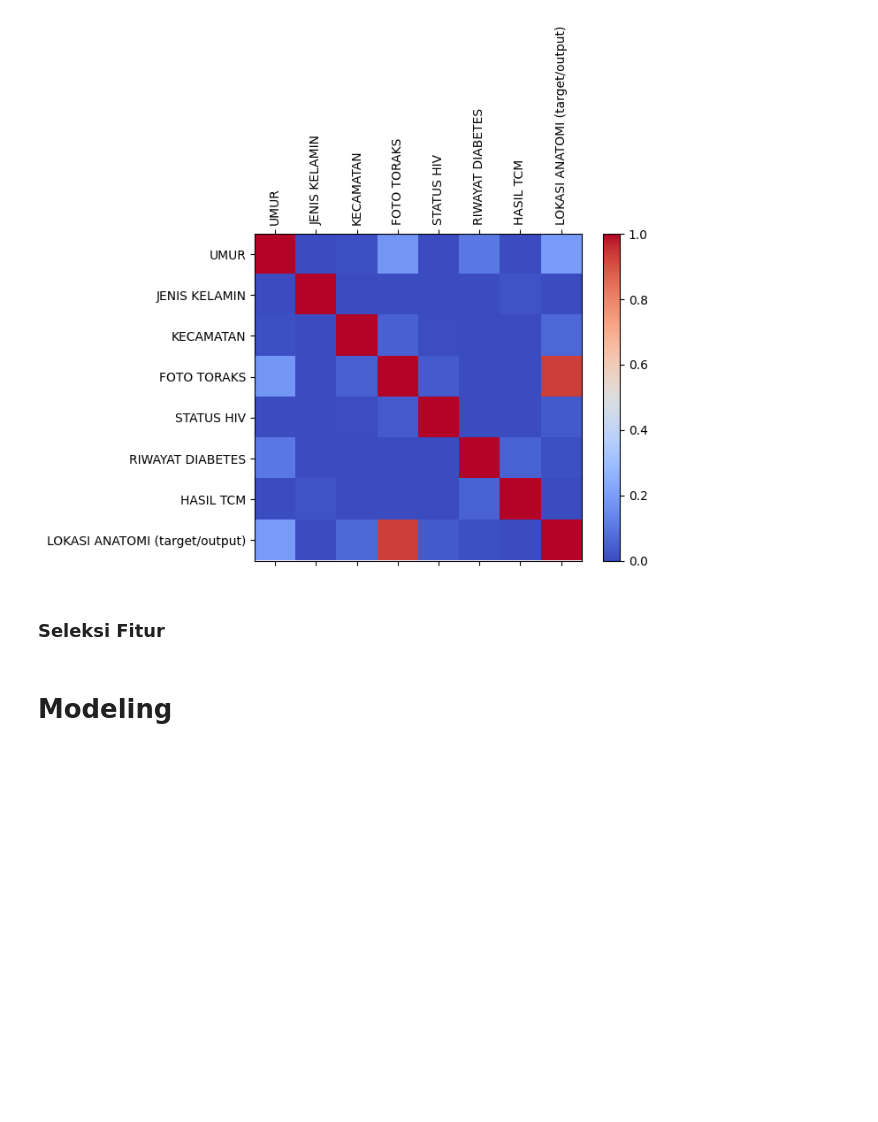
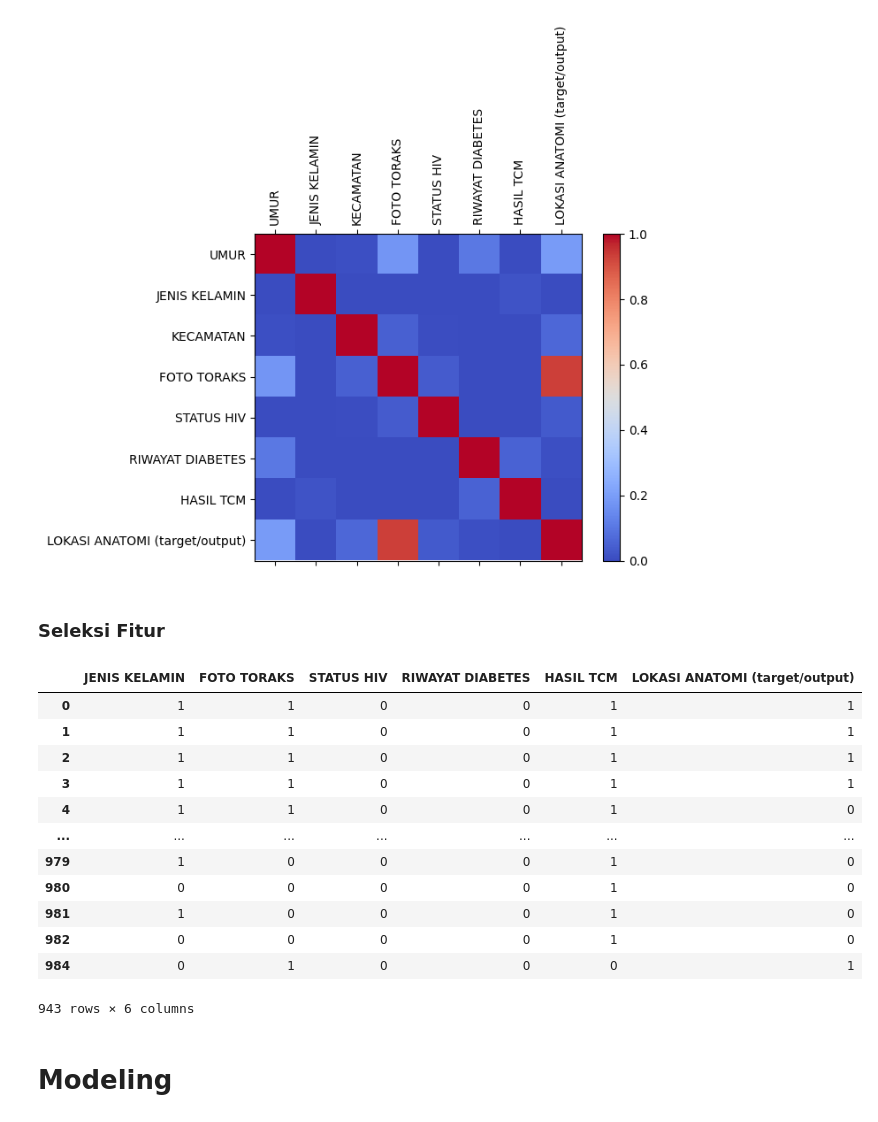
Before and after one commit to meinhere/ta-kk, a Jupyter notebook: code.ipynb, the cells around one changed output. Saved outputs shown, nothing was run; the diff lists cells and outputs as text; code cells hidden in the pictures; blank space fills up the shorter version.

```diff
--- a/code.ipynb
+++ b/code.ipynb
@@ -207,7 +234,22 @@ plt.show()
 # %%
 main_df = pd.concat([data_df[data_df.columns[1]], data_df[data_df.columns[3:]]], axis=1)
 features_df = main_df[main_df.columns[0:-1]]
 labels_df = data_df["LOKASI ANATOMI (target/output)"]
+main_df
+# %% [output]
+|  | JENIS KELAMIN | FOTO TORAKS | STATUS HIV | RIWAYAT DIABETES | HASIL TCM | LOKASI ANATOMI (target/output) |
+| 0 | 1 | 1 | 0 | 0 | 1 | 1 |
+| 1 | 1 | 1 | 0 | 0 | 1 | 1 |
+| 2 | 1 | 1 | 0 | 0 | 1 | 1 |
+| 3 | 1 | 1 | 0 | 0 | 1 | 1 |
+| 4 | 1 | 1 | 0 | 0 | 1 | 0 |
+| ... | ... | ... | ... | ... | ... | ... |
+| 979 | 1 | 0 | 0 | 0 | 1 | 0 |
+| 980 | 0 | 0 | 0 | 0 | 1 | 0 |
+| 981 | 1 | 0 | 0 | 0 | 1 | 0 |
+| 982 | 0 | 0 | 0 | 0 | 1 | 0 |
+| 984 | 0 | 1 | 0 | 0 | 0 | 1 |
+943 rows × 6 columns
 # %% [markdown]
 # Modeling
 # %% [markdown]
```
Also changed, not shown: parts of 15 cells of this notebook.
